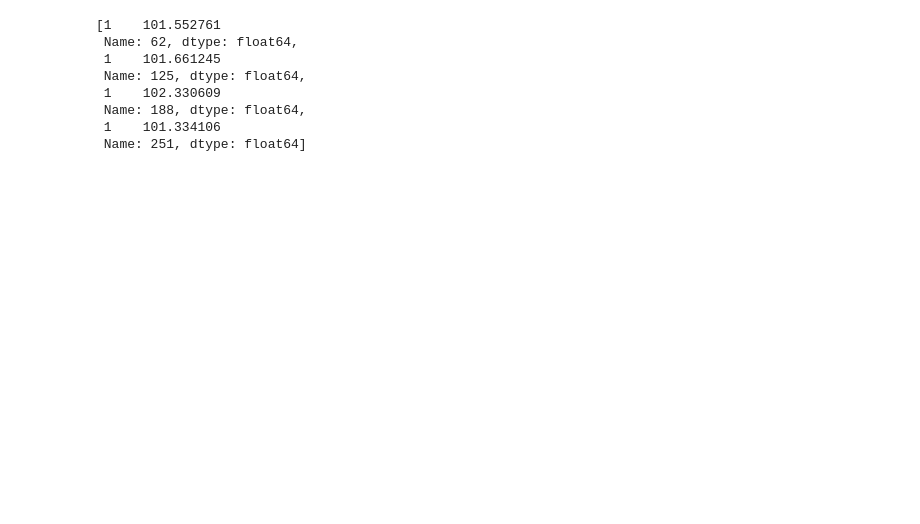
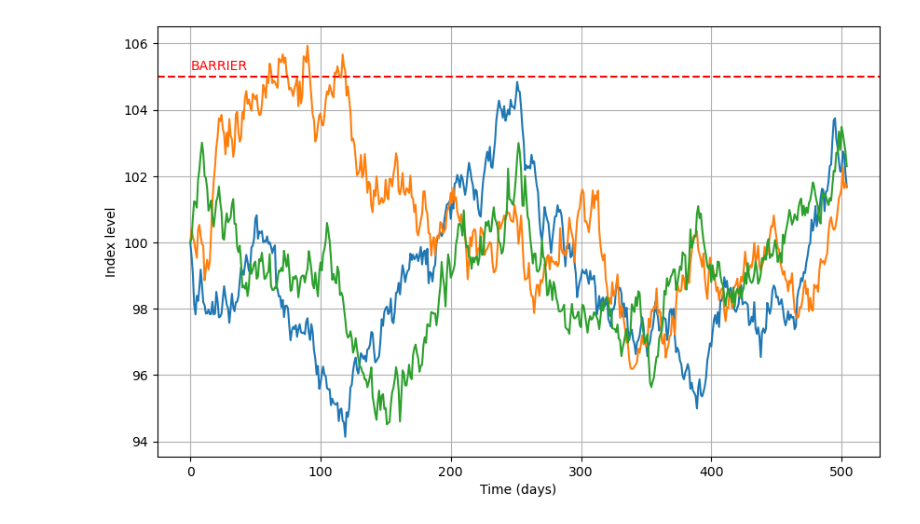
Before and after one commit to Luciocta/projetperso, a Jupyter notebook: Barrier option pricing.ipynb, the cells around one changed output. Saved outputs shown, nothing was run; the diff lists cells and outputs as text; code cells hidden in the pictures; blank space fills up the shorter version.

```diff
--- a/Barrier option pricing.ipynb
+++ b/Barrier option pricing.ipynb
@@ -45,21 +5,0 @@ def payoff_barrier_option(path, K, T, B, observ_freq, option_type):
-# %%
-T=1
-n_observ = 63
-
-time_steps = T*252
-observation_dates = np.arange(n_observ, time_steps+1, n_observ)
-
-path = fl.monte_carlo(100, 1, 0.02, 0.03, 1)
-
-path_at_observation = [path.iloc[observation-1] for observation in observation_dates]
-
-path_at_observation
-# %% [output]
-[1    101.552761
- Name: 62, dtype: float64,
- 1    101.661245
- Name: 125, dtype: float64,
- 1    102.330609
- Name: 188, dtype: float64,
- 1    101.334106
- Name: 251, dtype: float64]
@@ -65,0 +72,20 @@ path_at_observation
+# %%
+S0 = 100
+T = 2
+r = 0.02
+vol = 0.06
+M = 3
+
+B = 105
+
+path = fl.monte_carlo(S0, T, r, vol, M, antithetic=False)
+plt.figure(figsize=(10,6))
+plt.plot(path)
+plt.axhline(y = B, color='r', linestyle='--')
+plt.text(0, B+0.2, 'BARRIER', color='r')
+plt.xlabel('Time (days)')
+plt.ylabel('Index level')
+plt.grid()
+plt.show()
+# %% [output]
+[figure, added]
```
Also changed, not shown: parts of 4 cells of this notebook.
